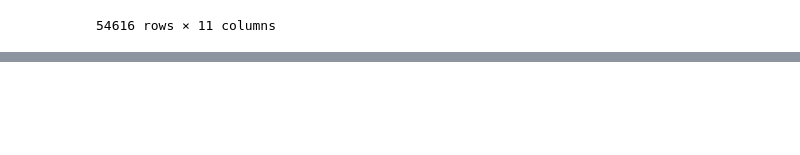
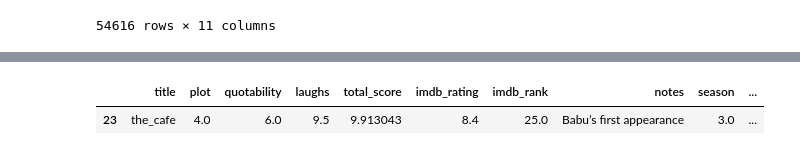
Before and after one commit to kevin-mal-smith/seinfeld, a Jupyter notebook: seinfeld_acquire.ipynb, the cells around one changed output, grey strips where cells are left out. Drawn from its saved outputs; the diff is of its cells as text; code cells hidden in the pictures; blank space fills up the shorter version.

```diff
--- a/seinfeld_acquire.ipynb
+++ b/seinfeld_acquire.ipynb
@@ -239,0 +224,5 @@ seinfeld.sort_values('total_score',ascending=False).head(30)
+# %%
+seinfeld[seinfeld.title=="the_cafe"]
+# %% [output]
+|  | title | plot | quotability | laughs | total_score | imdb_rating | imdb_rank | notes | season | ... |
+| 23 | the_cafe | 4.0 | 6.0 | 9.5 | 9.913043 | 8.4 | 25.0 | Babu’s first appearance | 3.0 | ... |
```
Also changed, not shown: parts of 24 cells of this notebook, 1 other file.
